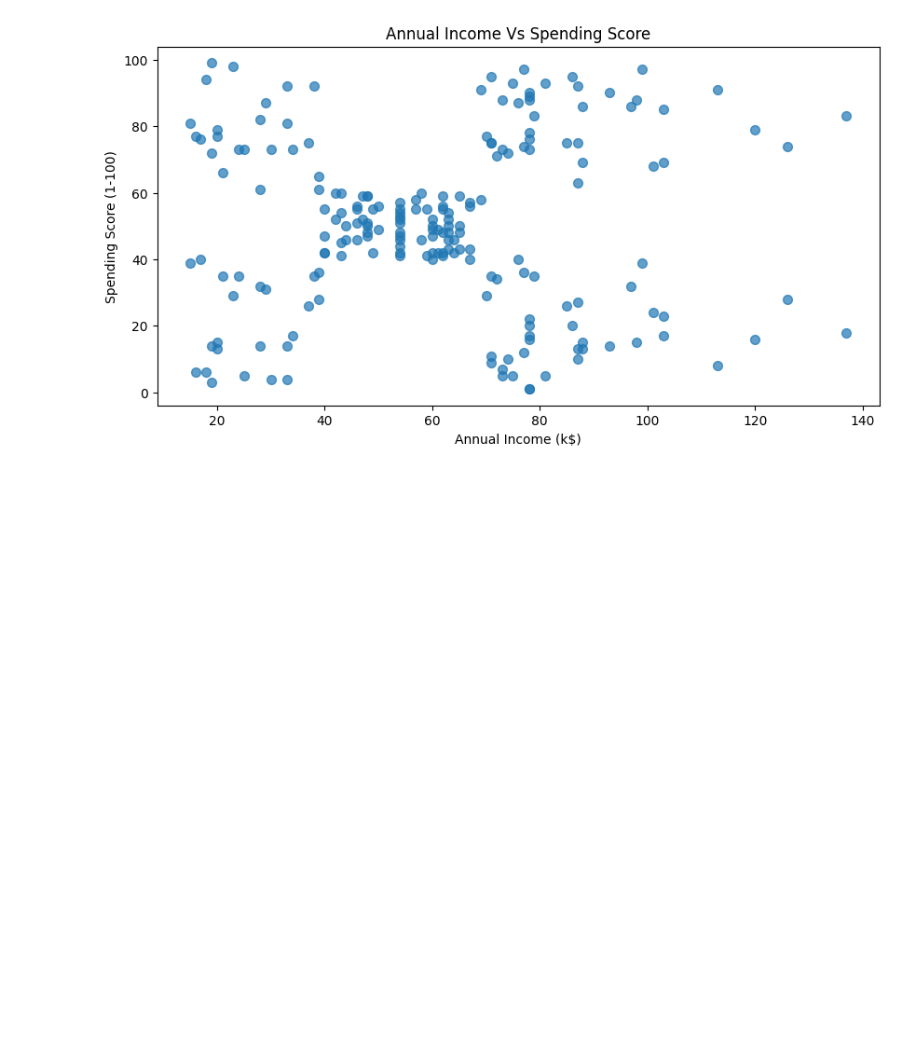
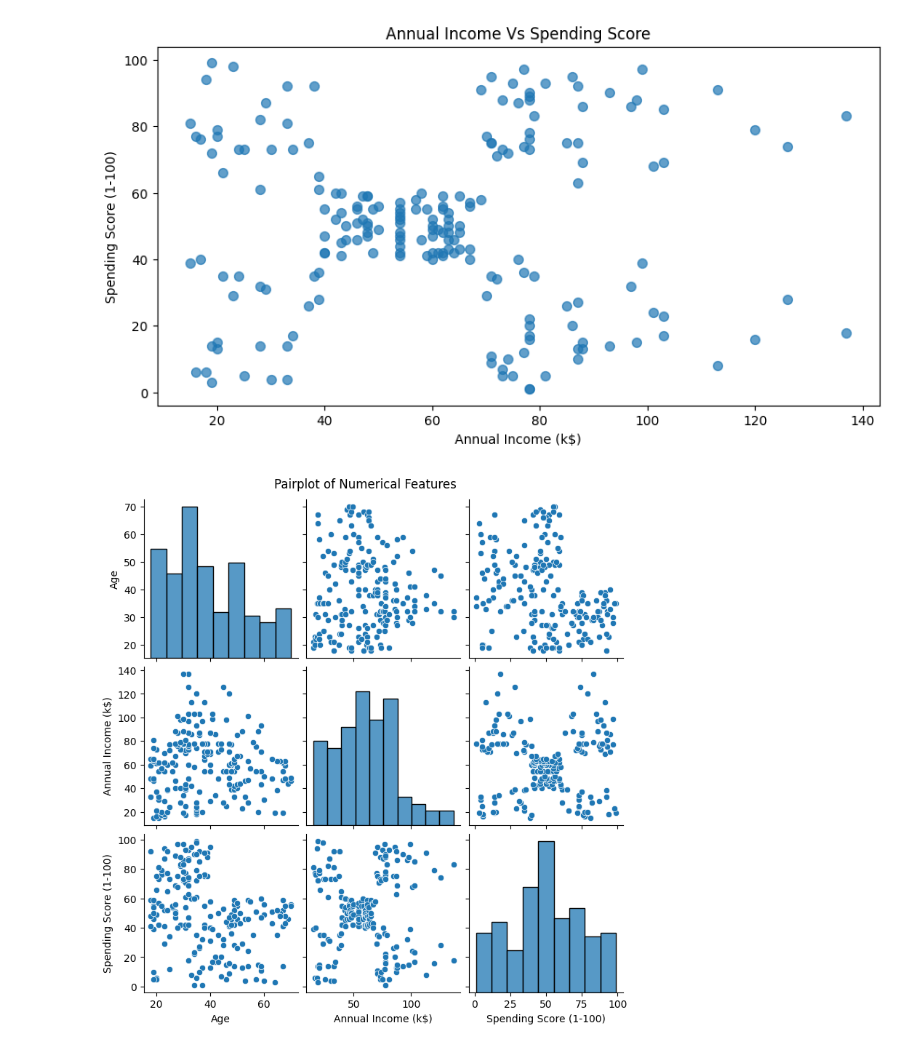
Before and after one commit to Bilal-Ali99/Customer_Segmentation, a Jupyter notebook: Customer_Segmentation.ipynb, the cells around one changed output. Saved outputs shown, nothing was run; the diff lists cells and outputs as text; code cells hidden in the pictures; blank space fills up the shorter version.

```diff
--- a/Customer_Segmentation.ipynb
+++ b/Customer_Segmentation.ipynb
@@ -103,3 +103,9 @@ plt.ylabel('Spending Score (1-100)')
 plt.show()
 # %% [output]
 [figure]
+# %%
+sns.pairplot(df[['Age','Annual Income (k$)','Spending Score (1-100)']])
+plt.suptitle('Pairplot of Numerical Features',y=1.02)
+plt.show()
+# %% [output]
+[figure, added]
```
Also changed, not shown: parts of 10 cells of this notebook.
